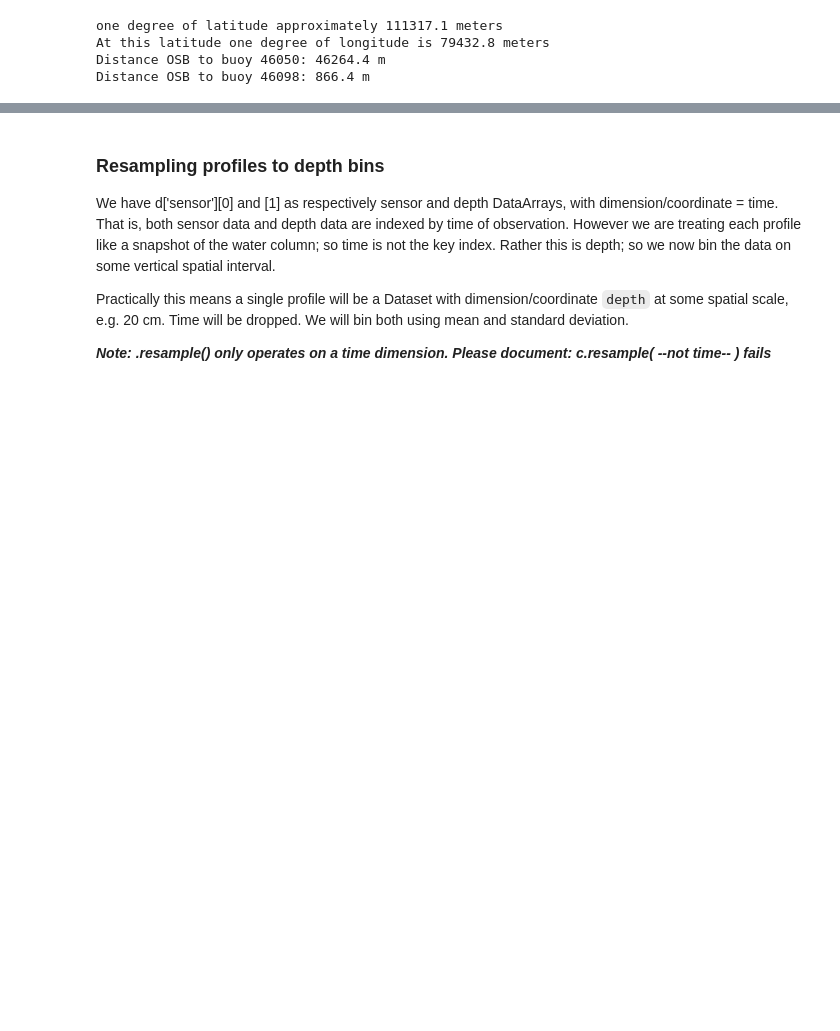
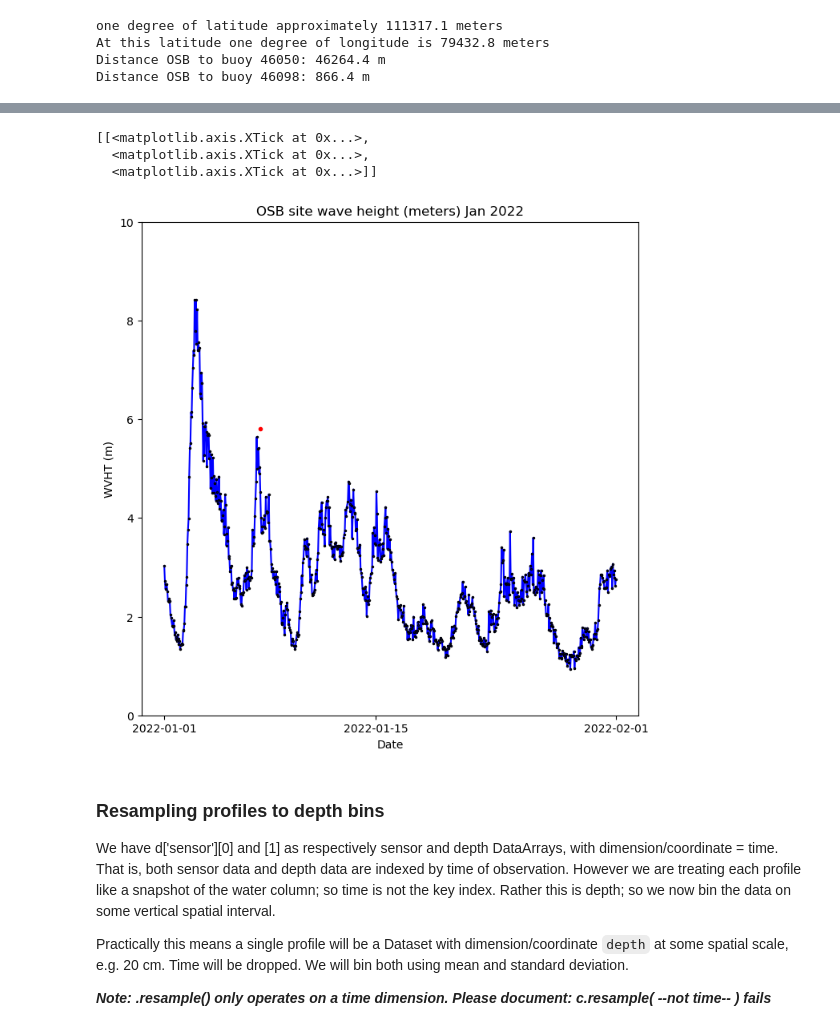
Before and after one commit to geo-smart/oceanography, a Jupyter notebook: book/chapters/epipelargosy.ipynb, the cells around one changed output, grey strips where cells are left out. Saved outputs shown, nothing was run; the diff lists cells and outputs as text; code cells hidden in the pictures; blank space fills up the shorter version.

```diff
--- a/book/chapters/epipelargosy.ipynb
+++ b/book/chapters/epipelargosy.ipynb
@@ -567,3 +679,19 @@ ndbc_path          = ndbc_root_path + ndbc_filename
+# %%
+fig,ax = plt.subplots(figsize=(8,8))
+time_data = dfNaN['Zulu'][1:4459]
+wvht_data = dfNaN['WVHT'][1:4459]
+mask_data = np.isfinite(wvht_data)
+ax.plot(time_data[mask_data], wvht_data[mask_data], linestyle='-', marker='.', ms=3, color='blue', mec='black')
+ax.plot(profiles['a0t'][59], 5.8, linestyle='-', marker='.', color='red')
+
+# , ds.z, marker='.', ms=11., color='k', mfc='r', linewidth='.0001')
+ax.set(ylim = (0., 10.), title='OSB site wave height (meters) Jan 2022', ylabel='WVHT (m)', xlabel='Date')
+ax.set(xticks=[dt64('2022-01-01'), dt64('2022-01-15T12:00'), dt64('2022-02-01')])
+# %% [output]
+[[<matplotlib.axis.XTick at 0x...>,
+  <matplotlib.axis.XTick at 0x...>,
+  <matplotlib.axis.XTick at 0x...>]]
+[figure, added]
 # %% [markdown]
 ### Resampling profiles to depth bins
 
```
Also changed, not shown: parts of 17 cells of this notebook, 3 other files.
